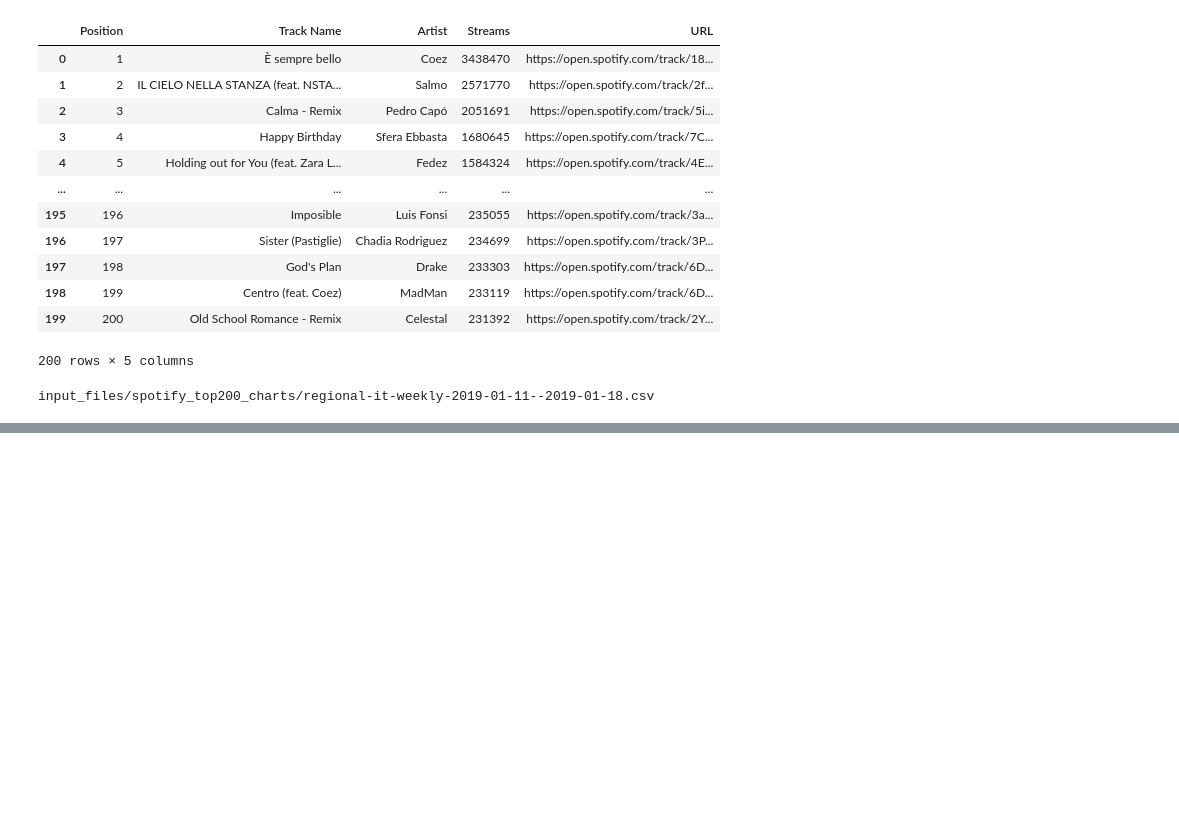
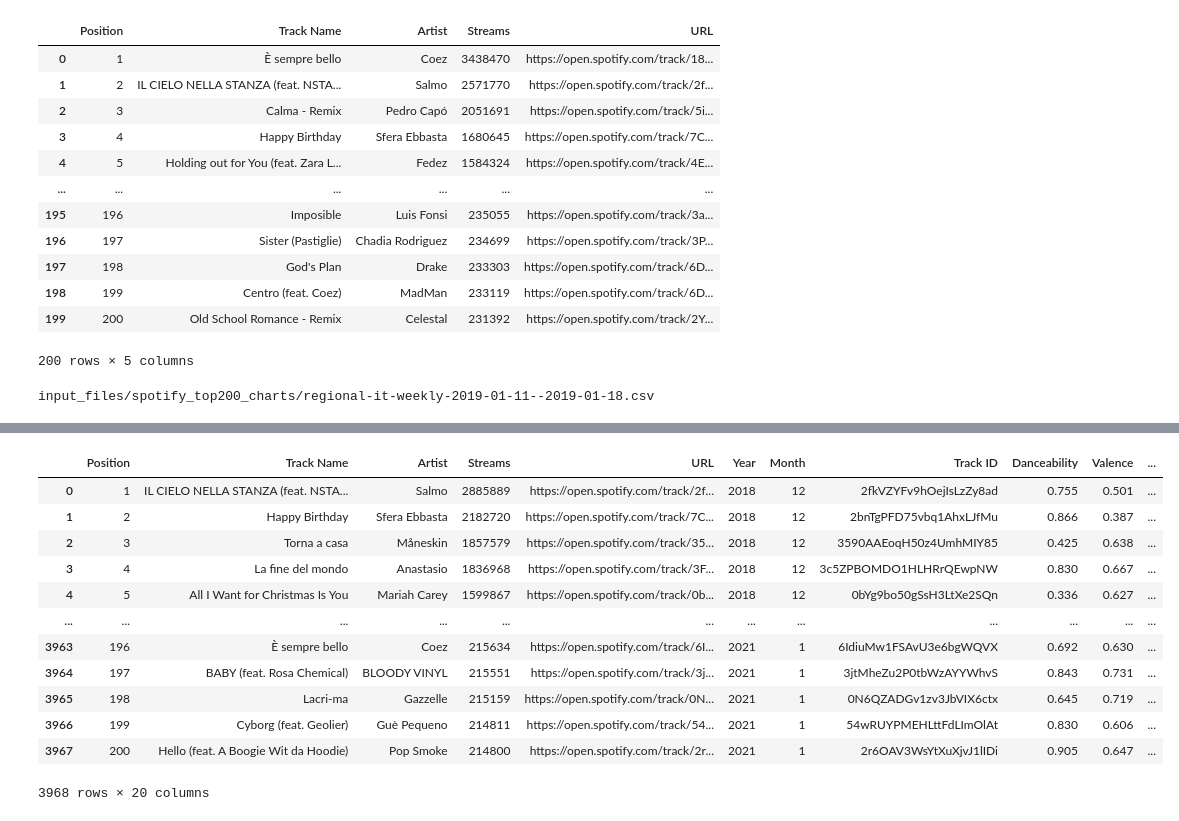
Before and after one commit to Yazz-01/Spotify_Covid_analysis, a Jupyter notebook: yazz_italy/spotify_analysis_italy.ipynb, the cells around one changed output, grey strips where cells are left out. Saved outputs shown, nothing was run; the diff lists cells and outputs as text; code cells hidden in the pictures; blank space fills up the shorter version.

```diff
--- a/yazz_italy/spotify_analysis_italy.ipynb
+++ b/yazz_italy/spotify_analysis_italy.ipynb
@@ -96,0 +161,6 @@ input_files/spotify_top200_charts/regional-it-weekly-2019-01-11--2019-01-18.csv
+# %%
+# Continue from the backup csv file in case there is some kind of interruption to the notebook and you lose the
+# data from the API calls.
+
+country_track_ids_df = pd.read_csv("output_files/1_tracks_with_track_ids.csv")
+country_track_ids_df
@@ -96,0 +230,40 @@ input_files/spotify_top200_charts/regional-it-weekly-2019-01-11--2019-01-18.csv
+# %%
+# Add audio features to dataframe
+
+# Add new columns with audio features
+country_track_ids_df['Danceability'] = danceability
+country_track_ids_df['Valence'] = energy
+country_track_ids_df['Energy'] = valence
+
+country_track_ids_df['Loudness'] = loudness
+country_track_ids_df['Key'] = key
+country_track_ids_df['Mode'] = mode
+country_track_ids_df['Speechiness'] = speechiness
+country_track_ids_df['Acousticness'] = acousticness
+country_track_ids_df['Instrumentalness'] = instrumentalness
+country_track_ids_df['Liveness'] = liveness
+country_track_ids_df['Tempo'] = tempo
+country_track_ids_df['Time_Signature'] = time_signature
+# %%
+# Back up dataframe again to .csv
+
+ # Use .dropna() to remove rows with missing data
+clean_country_track_ids_df = country_track_ids_df.dropna(how='any')
+#Back up the dataframe to csv again
+clean_country_track_ids_df.to_csv("output_files/2_tracks_with_audio_features.csv", index=False)
+
+clean_country_track_ids_df
+# %% [output]
+|  | Position | Track Name | Artist | Streams | URL | Year | Month | Track ID | Danceability | Valence | ... |
+| 0 | 1 | IL CIELO NELLA STANZA (feat. NSTA... | Salmo | 2885889 | https://open.spotify.com/track/2f... | 2018 | 12 | 2fkVZYFv9hOejIsLzZy8ad | 0.755 | 0.501 | ... |
+| 1 | 2 | Happy Birthday | Sfera Ebbasta | 2182720 | https://open.spotify.com/track/7C... | 2018 | 12 | 2bnTgPFD75vbq1AhxLJfMu | 0.866 | 0.387 | ... |
+| 2 | 3 | Torna a casa | Måneskin | 1857579 | https://open.spotify.com/track/35... | 2018 | 12 | 3590AAEoqH50z4UmhMIY85 | 0.425 | 0.638 | ... |
+| 3 | 4 | La fine del mondo | Anastasio | 1836968 | https://open.spotify.com/track/3F... | 2018 | 12 | 3c5ZPBOMDO1HLHRrQEwpNW | 0.830 | 0.667 | ... |
+| 4 | 5 | All I Want for Christmas Is You | Mariah Carey | 1599867 | https://open.spotify.com/track/0b... | 2018 | 12 | 0bYg9bo50gSsH3LtXe2SQn | 0.336 | 0.627 | ... |
+| ... | ... | ... | ... | ... | ... | ... | ... | ... | ... | ... | ... |
+| 3963 | 196 | È sempre bello | Coez | 215634 | https://open.spotify.com/track/6I... | 2021 | 1 | 6IdiuMw1FSAvU3e6bgWQVX | 0.692 | 0.630 | ... |
+| 3964 | 197 | BABY (feat. Rosa Chemical) | BLOODY VINYL | 215551 | https://open.spotify.com/track/3j... | 2021 | 1 | 3jtMheZu2P0tbWzAYYWhvS | 0.843 | 0.731 | ... |
+| 3965 | 198 | Lacri-ma | Gazzelle | 215159 | https://open.spotify.com/track/0N... | 2021 | 1 | 0N6QZADGv1zv3JbVIX6ctx | 0.645 | 0.719 | ... |
+| 3966 | 199 | Cyborg (feat. Geolier) | Guè Pequeno | 214811 | https://open.spotify.com/track/54... | 2021 | 1 | 54wRUYPMEHLttFdLImOlAt | 0.830 | 0.606 | ... |
+| 3967 | 200 | Hello (feat. A Boogie Wit da Hoodie) | Pop Smoke | 214800 | https://open.spotify.com/track/2r... | 2021 | 1 | 2r6OAV3WsYtXuXjvJ1lIDi | 0.905 | 0.647 | ... |
+3968 rows × 20 columns
```
Also changed, not shown: parts of 13 cells of this notebook.
